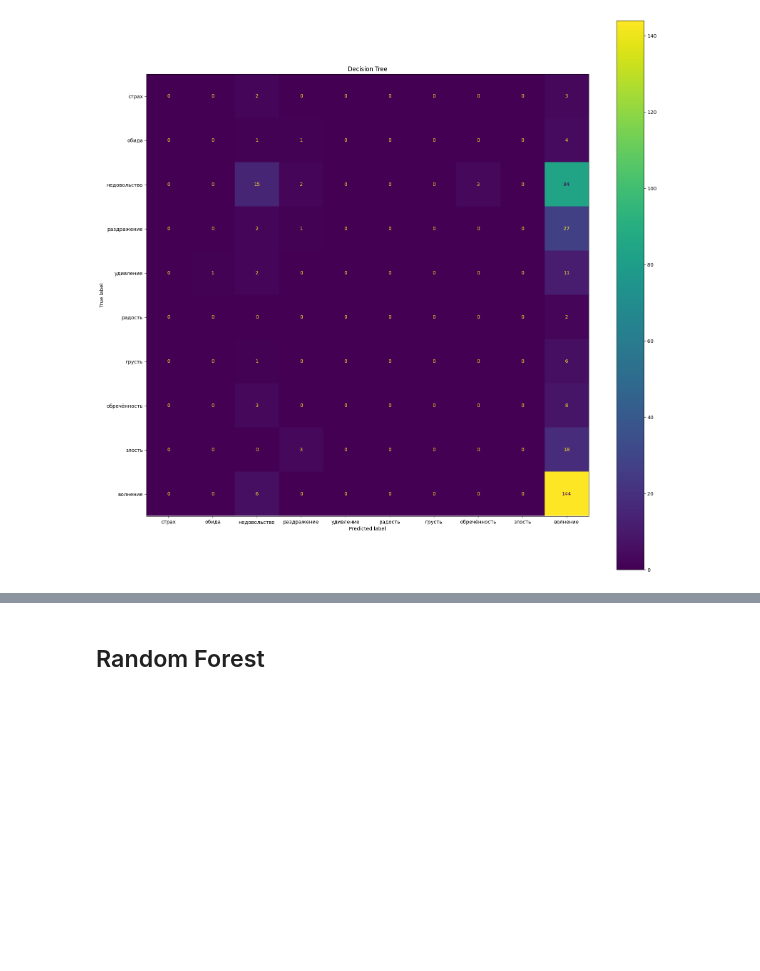
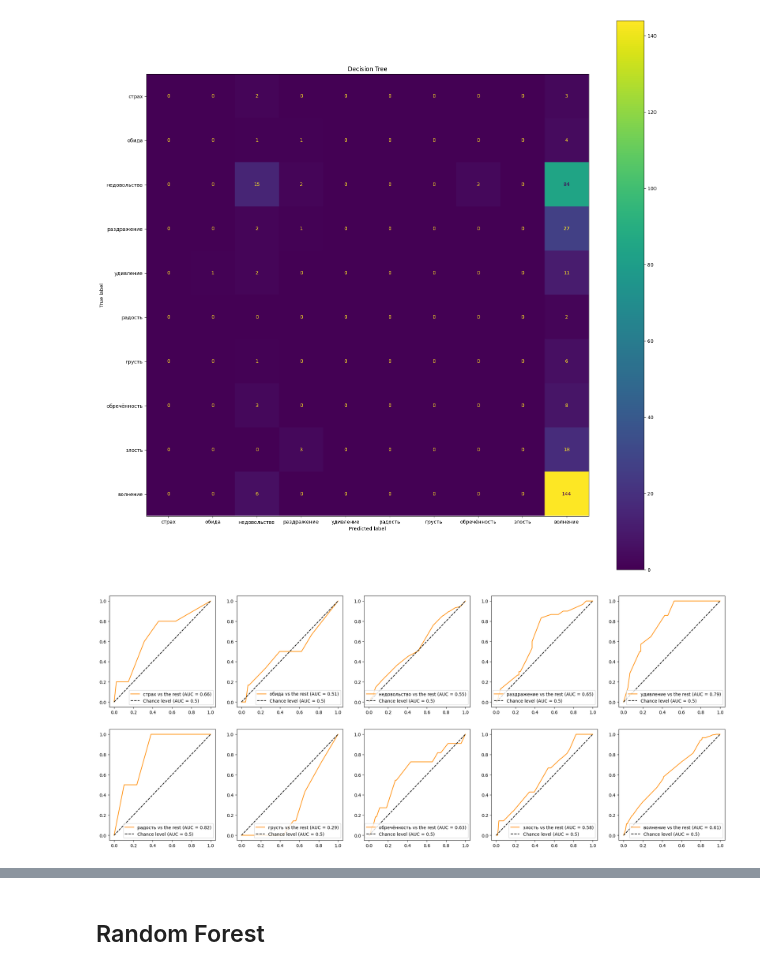
Before and after one commit to ZovutVanya/work_in_progress, a Jupyter notebook: ml_models_testing.ipynb, the cells around one changed output, grey strips where cells are left out. Saved outputs shown, nothing was run; the diff lists cells and outputs as text; code cells hidden in the pictures; blank space fills up the shorter version.

```diff
--- a/ml_models_testing.ipynb
+++ b/ml_models_testing.ipynb
@@ -325,3 +329,7 @@ def show_conf_matrx(y_real: ArrayLike, y_preds: ArrayLike, classes: ArrayLike, t
 show_conf_matrx(y_test, dec_tree.predict(X_test), dec_tree.classes_, "Decision Tree")
 # %% [output]
 [figure]
+# %%
+show_roc_curves(y_train, y_test, dec_tree.predict_proba(X_test), classes=dec_tree.classes_)
+# %% [output]
+[figure, added]
```
Also changed, not shown: parts of 33 cells of this notebook, 3 other files.
